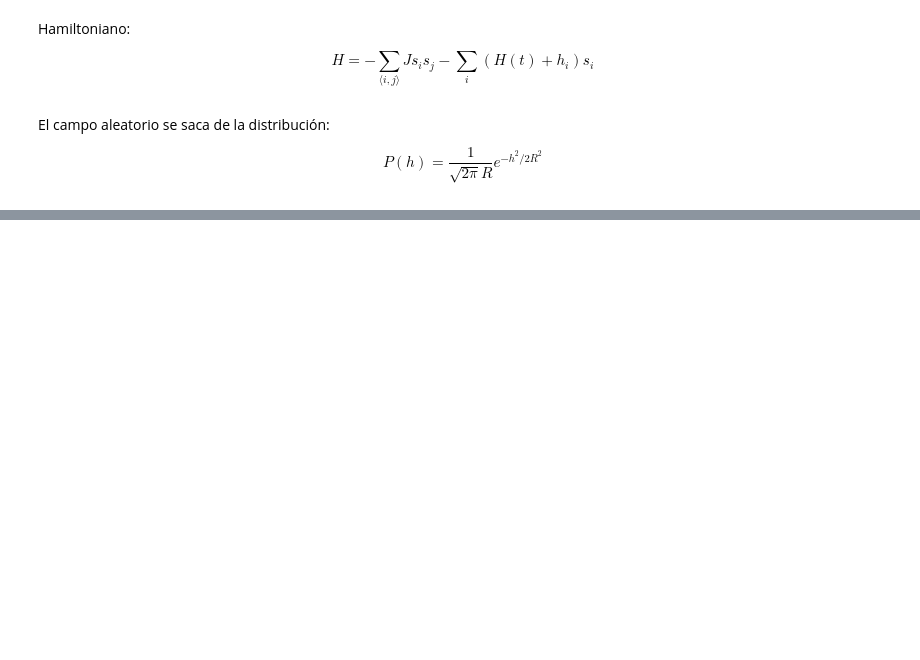
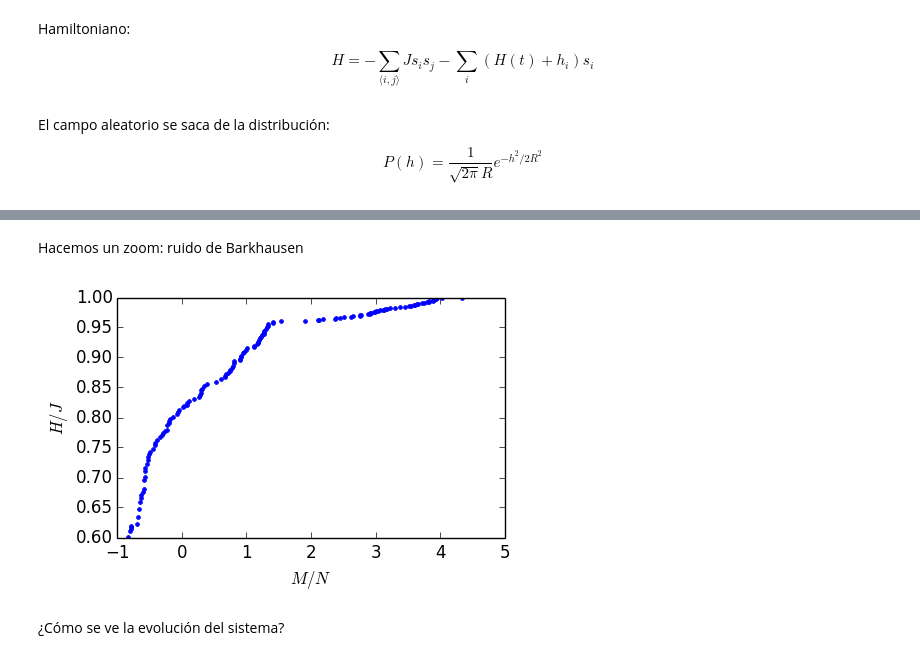
Before and after one commit to rodrigolece/proyecto-final-mcmc, a Jupyter notebook: presentacion.ipynb, the cells around one changed output, grey strips where cells are left out. Saved outputs shown, nothing was run; the diff lists cells and outputs as text; code cells hidden in the pictures; blank space fills up the shorter version.

```diff
--- a/presentacion.ipynb
+++ b/presentacion.ipynb
@@ -30,3 +33,16 @@ plot(mag/N,hs);
+# %% [markdown]
+Hacemos un zoom: ruido de Barkhausen
+# %%
+n = 1100
+
+figure(figsize=(5,3))
+xlabel(L"M/N")
+ylabel(L"H/J") #J=1
+plot(hs[n:end],(mag/N)[n:end],".");
+# %% [output]
+[figure, added]
+# %% [markdown]
+¿Cómo se ve la evolución del sistema?
 # %%
 L = 10
 m = edo_inicial(L)
```
Also changed, not shown: parts of 8 cells of this notebook, 1 other file.
